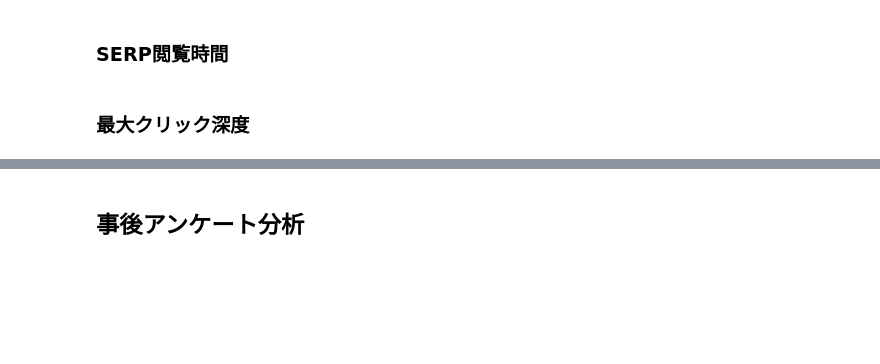
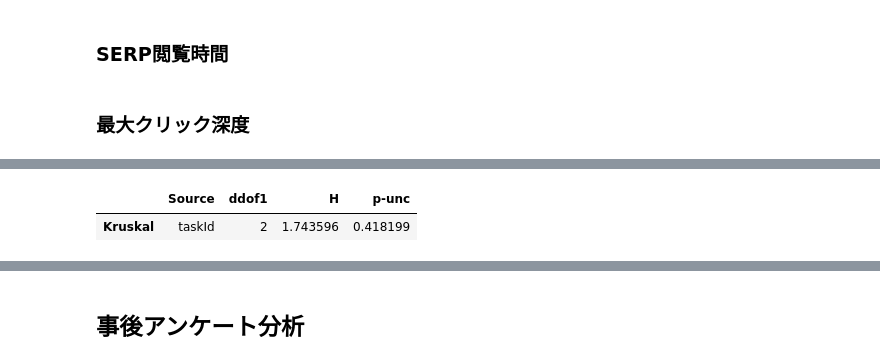
Before and after one commit to oxyu8/q-analysis, a Jupyter notebook: main.ipynb, the cells around one changed output, grey strips where cells are left out. Cells and saved outputs as stored; diff of their text form; code cells hidden in the pictures; blank space fills up the shorter version.

```diff
--- a/main.ipynb
+++ b/main.ipynb
@@ -763,0 +877,87 @@ if int(anova_result['p-unc'] < 0.05):
+# %%
+tpp_df_list = [
+    all_condition_tpp_task_time_df,
+    all_condition_tpp_query_count_df,
+    all_condition_tpp_visit_web_page_count_df,
+    all_condition_tpp_serp_time_duration_df,
+    all_condition_tpp_max_ranking_df
+]
+
+air_pollution_df_list = [
+    all_condition_airPollution_task_time_df,
+    all_condition_airPollution_query_count_df,
+    all_condition_airPollution_visit_web_page_count_df,
+    all_condition_airPollution_serp_time_duration_df,
+    all_condition_airPollution_max_ranking_df
+]
+vietnam_df_list = [
+    all_condition_vietnam_task_time_df,
+    all_condition_vietnam_query_count_df,
+    all_condition_vietnam_visit_web_page_count_df,
+    all_condition_vietnam_serp_time_duration_df,
+    all_condition_vietnam_max_ranking_df
+]
+
+
+def recursive_merge(dfs):
+  #最後のdfはdfを返すだけ
+  if len(dfs) == 1:
+    return dfs[0]
+
+  #再起処理/popで一つだけ取り出し、残りを次の処理へ
+  else:
+    tmp = dfs.pop()
+
+  return pd.merge(
+      recursive_merge(dfs),
+      tmp
+  )
+
+tpp_behavior_result_df = recursive_merge(tpp_df_list)
+air_pollution_behavior_result_df = recursive_merge(air_pollution_df_list)
+vietnam_behavior_result_df = recursive_merge(vietnam_df_list)
+
+behavior_evaluation_items = (
+  'taskTimeDuration',
+  'query_count',
+  'visit_web_page_count',
+  'time_on_serp',
+  'max_ranking'
+)
+
+# tpp
+for evaluation_item in behavior_evaluation_items:
+    print(evaluation_item)
+    anova_result = kruskal(
+        data=tpp_behavior_result_df, dv=evaluation_item, between='taskId')
+    display(anova_result)
+    if int(anova_result['p-unc'] < 0.05):
+        print(evaluation_item)
+        mcomp_result = do_multiple_comparison_with_FDR_vietnam(
+            tpp_behavior_result_df, target_value=evaluation_item)
+        display(mcomp_result)
+
+# 大気汚染
+for evaluation_item in behavior_evaluation_items:
+    print(evaluation_item)
+    anova_result = kruskal(
+        data=air_pollution_behavior_result_df, dv=evaluation_item, between='taskId')
+    display(anova_result)
+    if int(anova_result['p-unc'] < 0.05):
+        print(evaluation_item)
+        mcomp_result = do_multiple_comparison_with_FDR_vietnam(
+            air_pollution_behavior_result_df, target_value=evaluation_item)
+        display(mcomp_result)
+
+# ベトナム旅行
+for evaluation_item in behavior_evaluation_items:
+    print(evaluation_item)
+    anova_result = kruskal(
+        data=vietnam_behavior_result_df, dv=evaluation_item, between='taskId')
+    display(anova_result)
+    if int(anova_result['p-unc'] < 0.05):
+        print(evaluation_item)
+        mcomp_result = do_multiple_comparison_with_FDR_vietnam(
+            vietnam_behavior_result_df, target_value=evaluation_item)
+        display(mcomp_result)
+# %% [output]
@@ -763,0 +965,2 @@ if int(anova_result['p-unc'] < 0.05):
+|  | Source | ddof1 | H | p-unc |
+| Kruskal | taskId | 2 | 1.743596 | 0.418199 |
```
Also changed, not shown: parts of 7 cells of this notebook.
